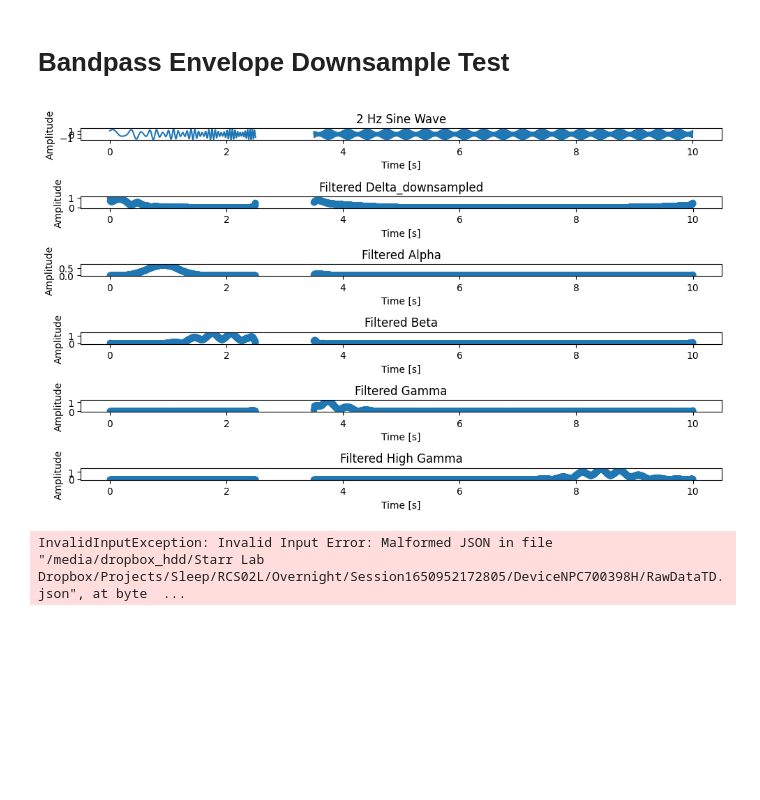
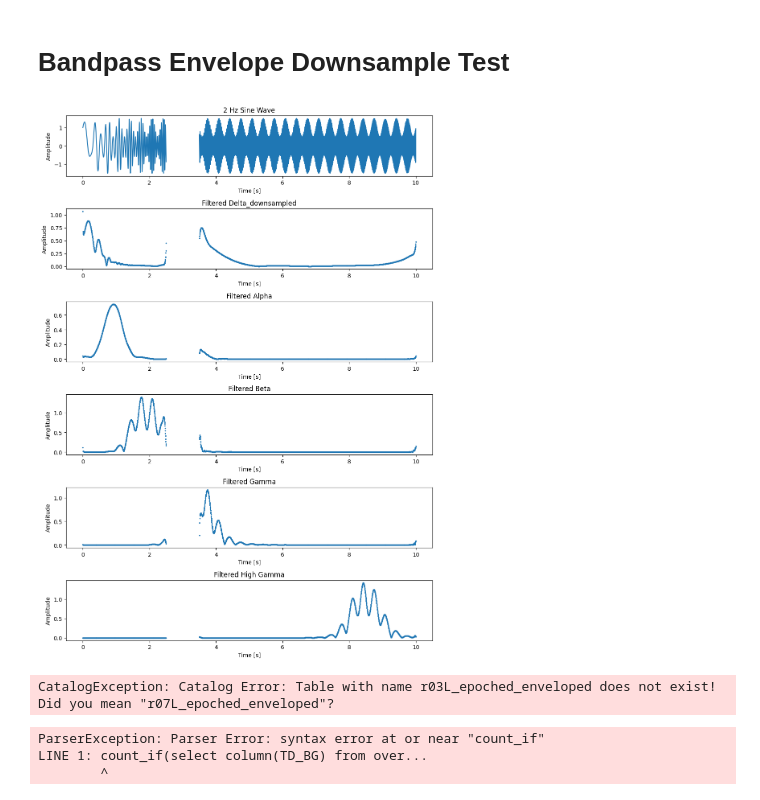
Before and after one commit to jiaangyao/integrated_rcs_analysis, a Jupyter notebook: python/analysis_notebooks_CS/function_tests.ipynb, the cells around one changed output. Saved outputs shown, nothing was run; the diff lists cells and outputs as text; code cells hidden in the pictures; blank space fills up the shorter version.

```diff
--- a/python/analysis_notebooks_CS/function_tests.ipynb
+++ b/python/analysis_notebooks_CS/function_tests.ipynb
@@ -178,7 +178,7 @@ samples_decimated = int(samples/downsample_factor)
 xnew = np.linspace(0, np.size(signal), samples_decimated, endpoint=False)
 
 # Plotting the waves
-plt.figure(figsize=(10, 6))
+plt.figure(figsize=(10, 14))
 
 # Plot the first sine wave
 plt.subplot(6, 1, 1)
@@ -189,38 +189,38 @@ plt.ylabel('Amplitude')
 
 # Plot the second sine wave
 plt.subplot(6, 1, 2)
-plt.scatter(t, filtered_delta)
+plt.scatter(t, filtered_delta, s=2)
 plt.title('Filtered Delta_downsampled')
 plt.xlabel('Time [s]')
 plt.ylabel('Amplitude')
 
 # Plot the overlayed sine wave
 plt.subplot(6, 1, 3)
-plt.scatter(t, filtered_alpha)
+plt.scatter(t, filtered_alpha, s=2)
 plt.title('Filtered Alpha')
 plt.xlabel('Time [s]')
 plt.ylabel('Amplitude')
 
 plt.subplot(6, 1, 4)
-plt.scatter(t, filtered_beta)
+plt.scatter(t, filtered_beta, s=2)
 plt.title('Filtered Beta')
 plt.xlabel('Time [s]')
 plt.ylabel('Amplitude')
 
 
 plt.subplot(6, 1, 5)
-plt.scatter(t, filtered_gamma)
+plt.scatter(t, filtered_gamma, s=2)
 plt.title('Filtered Gamma')
 plt.xlabel('Time [s]')
 plt.ylabel('Amplitude')
 
 plt.subplot(6, 1, 6)
-plt.scatter(t, filtered_high_gamma)
+plt.scatter(t, filtered_high_gamma, s=2)
 plt.title('Filtered High Gamma')
 plt.xlabel('Time [s]')
 plt.ylabel('Amplitude')
 
 plt.tight_layout()
 plt.show()
 # %% [output]
-[figure, old version]
+[figure, new version]
@@ -229,4 +226,0 @@ import duckdb
-# %%
-duckdb.read_json('/media/dropbox_hdd/Starr Lab Dropbox/Projects/Sleep/RCS02L/Overnight/Session1650952172805/DeviceNPC700398H/RawDataTD.json')
-# %% [output]
-InvalidInputException: Invalid Input Error: Malformed JSON in file "/media/dropbox_hdd/Starr Lab Dropbox/Projects/Sleep/RCS02L/Overnight/Session1650952172805/DeviceNPC700398H/RawDataTD.json", at byte  ...
@@ -232,0 +229,11 @@ InvalidInputException: Invalid Input Error: Malformed JSON in file "/media/dropb
+# %%
+df = con.sql('select * from overnight.r03L_epoched_enveloped').pl()
+# %% [output]
+CatalogException: Catalog Error: Table with name r03L_epoched_enveloped does not exist!
+Did you mean "r07L_epoched_enveloped"?
+# %%
+con.sql('count_if(select column(TD_BG) from overnight.r02R)')
+# %% [output]
+ParserException: Parser Error: syntax error at or near "count_if"
+LINE 1: count_if(select column(TD_BG) from over...
+        ^
```
Also changed, not shown: parts of 6 cells of this notebook, 28 other files.
